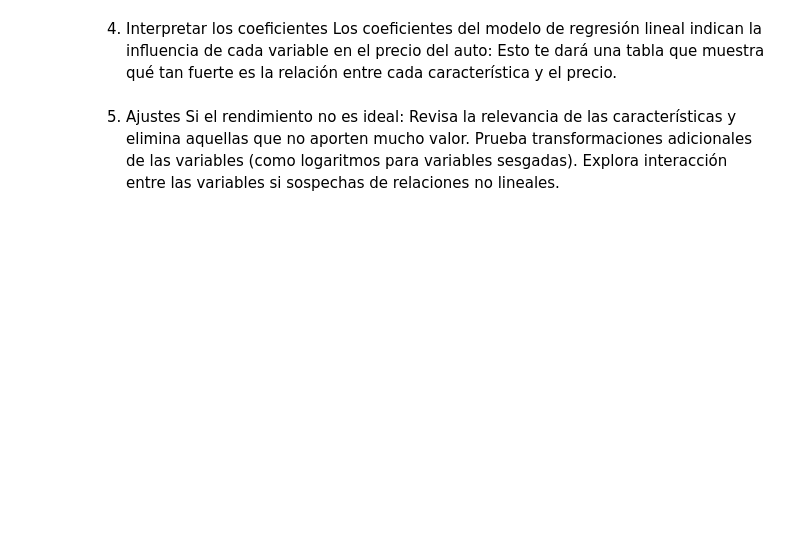
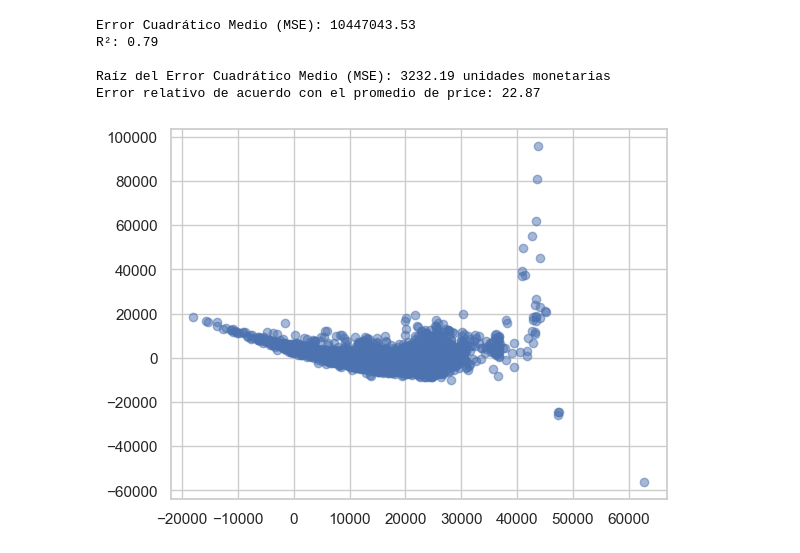
Before and after one commit to alexanderarm10/linear_regression, a Jupyter notebook: 12_most_expensive_cars_in_the_UK/notebooks/02_linear_regression_model.ipynb, the cells around one changed output. Cells and saved outputs as stored; diff of their text form; code cells hidden in the pictures; blank space fills up the shorter version.

Commit message:
Primer modelo usando OneHotEncoder de sklearn y sin eliminar variables

```diff
--- a/12_most_expensive_cars_in_the_UK/notebooks/02_linear_regression_model.ipynb
+++ b/12_most_expensive_cars_in_the_UK/notebooks/02_linear_regression_model.ipynb
@@ -31 +15,28 @@ Usa  para crear y entrenar el modelo:
+# %%
+# Carga de datos
+df = pd.read_csv('../data/processed/top_12_carros_vendidos.csv')
+
+# Columnas categóricas
+columnas_categoricas = df.select_dtypes(include=['object']).columns.tolist() # Tomamos las variables categóricas
+columnas_numericas = df.select_dtypes(include=['int64', 'float64']).columns.tolist() # Tomamos las variables numéricas
+columnas_numericas = [col for col in columnas_numericas if col != 'price'] # Exlcuimos la variable a predecir
+# %%
+# Instanciar el codificador OneHotEncoder
+encoder = OneHotEncoder(drop='first', sparse_output=False)
+
+# Aplicar OneHotEncoding a las columnas categóricas
+preprocessor = ColumnTransformer(
+    transformers=[
+        ('cat', encoder, columnas_categoricas),
+        ('num', StandardScaler(), columnas_numericas) # columnas categóricas
+    ],
+    remainder='passthrough'  # Mantener las columnas no incluidas
+)
+# %%
+# Transformar los datos
+X = preprocessor.fit_transform(df.drop(columns=['price']))
+y = df['price']  # Variable objetivo
+# %%
+# Se dividen los datos
+X_train, X_test, y_train, y_test = train_test_split(X, y, test_size=0.3, random_state=42)
 # %%
@@ -54,4 +50,0 @@ print(f"R²: {r2}")
-# %% [markdown]
-4. Interpretar los coeficientes
-Los coeficientes del modelo de regresión lineal indican la influencia de cada variable en el precio del auto:
-Esto te dará una tabla que muestra qué tan fuerte es la relación entre cada característica y el precio.
@@ -61,6 +51,29 @@ print(coefficients)
-# %% [markdown]
-5. Ajustes
-Si el rendimiento no es ideal:
-Revisa la relevancia de las características y elimina aquellas que no aporten mucho valor.
-Prueba transformaciones adicionales de las variables (como logaritmos para variables sesgadas).
-Explora interacción entre las variables si sospechas de relaciones no lineales.
+# %%
+# Error Cuadrático Medio
+mse = round(mean_squared_error(y_test, y_pred), 2)
+print(f"Error Cuadrático Medio (MSE): {mse}")
+
+# R² (Coeficiente de Determinación)
+r2 = round((r2_score(y_test, y_pred)),2)
+print(f"R²: {r2}\n")
+
+# Raiz del MSE
+rmse = round((mse ** 0.5), 2)
+print(f"Raíz del Error Cuadrático Medio (MSE): {rmse} unidades monetarias")
+
+# Error relativo
+error_relativo = round((rmse / df.price.mean() *100),2)
+print(f'Error relativo de acuerdo con el promedio de price: {error_relativo}')
+# %% [output]
+Error Cuadrático Medio (MSE): 10447043.53
+R²: 0.79
+
+Raíz del Error Cuadrático Medio (MSE): 3232.19 unidades monetarias
+Error relativo de acuerdo con el promedio de price: 22.87
+# %%
+# Gráfico de residuales
+residuales = np.subtract(y_test, y_pred.reshape(-1)) # reshape para que quede con las mismas dimensiones
+plt.scatter(y_pred, residuales, alpha=0.5)
+plt.show()
+# %% [output]
+[figure, added]
```
Also changed, not shown: parts of 8 cells of this notebook, 1 other file.
